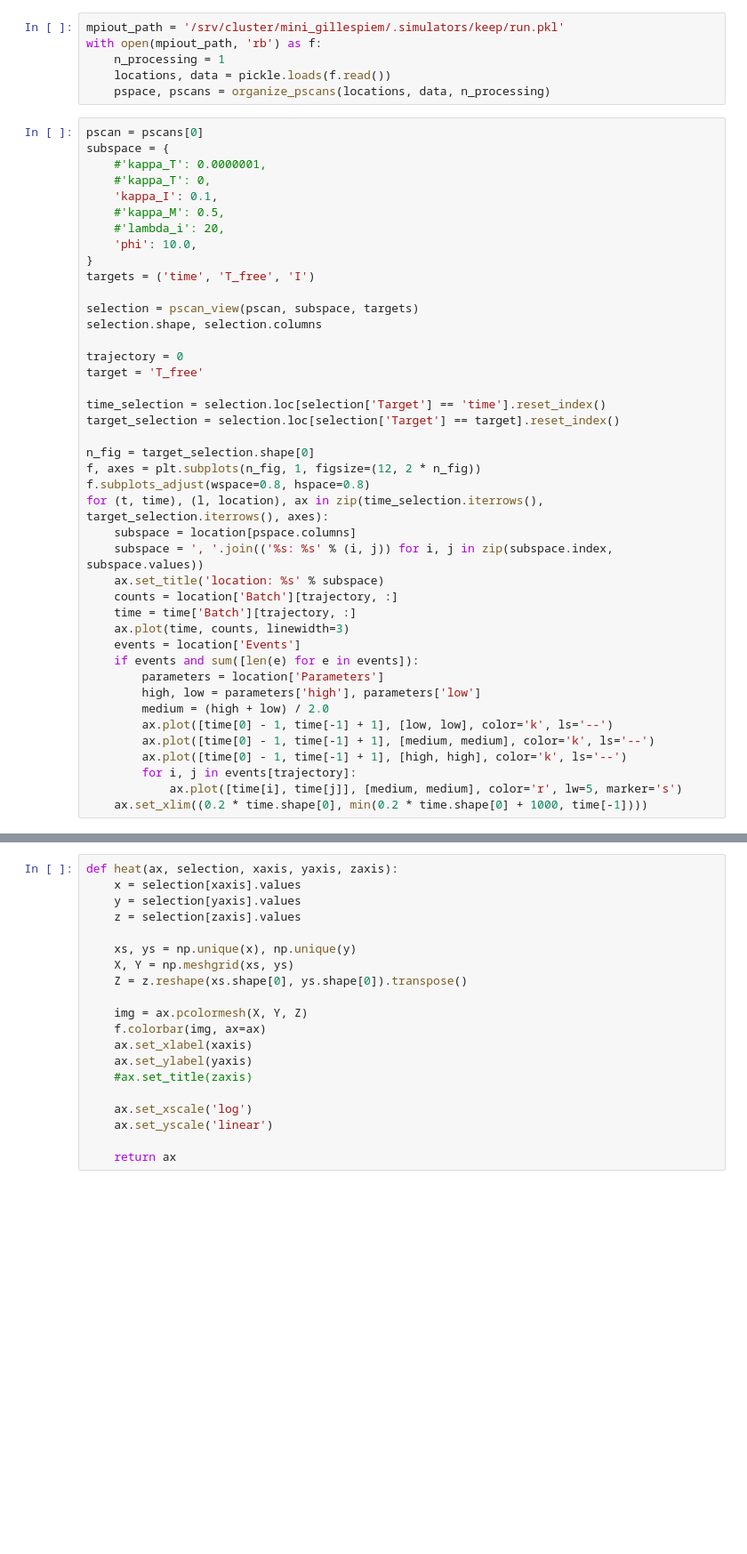
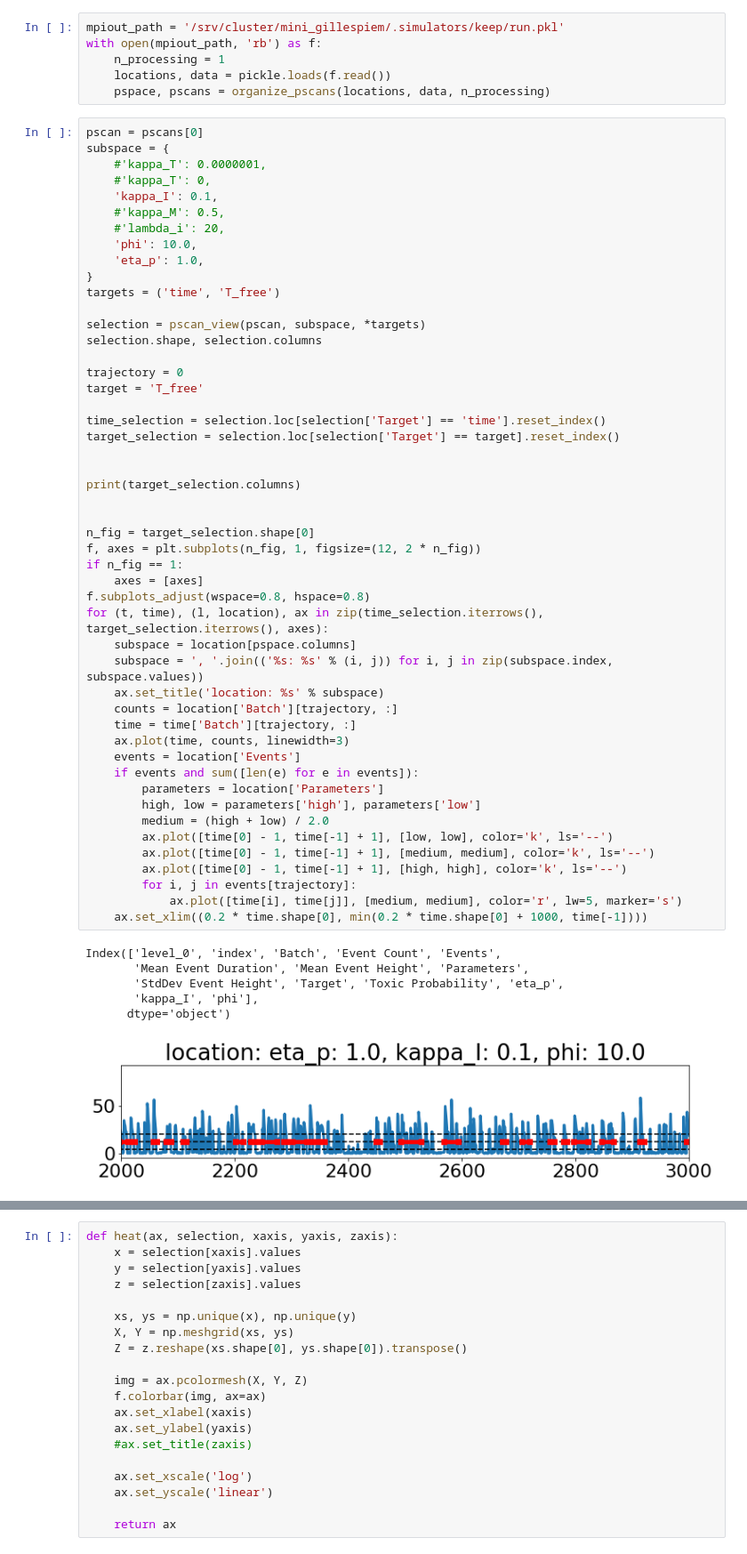
Before and after one commit to ctogle/mini_gillespiem, a Jupyter notebook: TAmodule_aim2_plot.ipynb, the cells around one changed output, grey strips where cells are left out. Shown at 89% size. Drawn from its saved outputs; the diff is of its cells as text; blank space fills up the shorter version.

```diff
--- a/TAmodule_aim2_plot.ipynb
+++ b/TAmodule_aim2_plot.ipynb
@@ -34,39 +31,53 @@ subspace = {
     #'kappa_M': 0.5,
     #'lambda_i': 20,
     'phi': 10.0,
+    'eta_p': 1.0,
 }
-targets = ('time', 'T_free', 'I')
+targets = ('time', 'T_free')
 
-selection = pscan_view(pscan, subspace, targets)
+selection = pscan_view(pscan, subspace, *targets)
 selection.shape, selection.columns
 
 trajectory = 0
 target = 'T_free'
 
 time_selection = selection.loc[selection['Target'] == 'time'].reset_index()
 target_selection = selection.loc[selection['Target'] == target].reset_index()
 
+
+print(target_selection.columns)
+
+
 n_fig = target_selection.shape[0]
 f, axes = plt.subplots(n_fig, 1, figsize=(12, 2 * n_fig))
+if n_fig == 1:
+    axes = [axes]
 f.subplots_adjust(wspace=0.8, hspace=0.8)
 for (t, time), (l, location), ax in zip(time_selection.iterrows(), target_selection.iterrows(), axes):
     subspace = location[pspace.columns]
     subspace = ', '.join(('%s: %s' % (i, j)) for i, j in zip(subspace.index, subspace.values))
     ax.set_title('location: %s' % subspace)
     counts = location['Batch'][trajectory, :]
     time = time['Batch'][trajectory, :]
     ax.plot(time, counts, linewidth=3)
     events = location['Events']
     if events and sum([len(e) for e in events]):
         parameters = location['Parameters']
         high, low = parameters['high'], parameters['low']
         medium = (high + low) / 2.0
         ax.plot([time[0] - 1, time[-1] + 1], [low, low], color='k', ls='--')
         ax.plot([time[0] - 1, time[-1] + 1], [medium, medium], color='k', ls='--')
         ax.plot([time[0] - 1, time[-1] + 1], [high, high], color='k', ls='--')
         for i, j in events[trajectory]:
             ax.plot([time[i], time[j]], [medium, medium], color='r', lw=5, marker='s')
     ax.set_xlim((0.2 * time.shape[0], min(0.2 * time.shape[0] + 1000, time[-1])))
+# %% [output]
+Index(['level_0', 'index', 'Batch', 'Event Count', 'Events',
+       'Mean Event Duration', 'Mean Event Height', 'Parameters',
+       'StdDev Event Height', 'Target', 'Toxic Probability', 'eta_p',
+       'kappa_I', 'phi'],
+      dtype='object')
+[figure, added]
 # %%
 pscan = pscans[0]
 subspace = {
```
Also changed, not shown: parts of 4 cells of this notebook, 3 other files.
